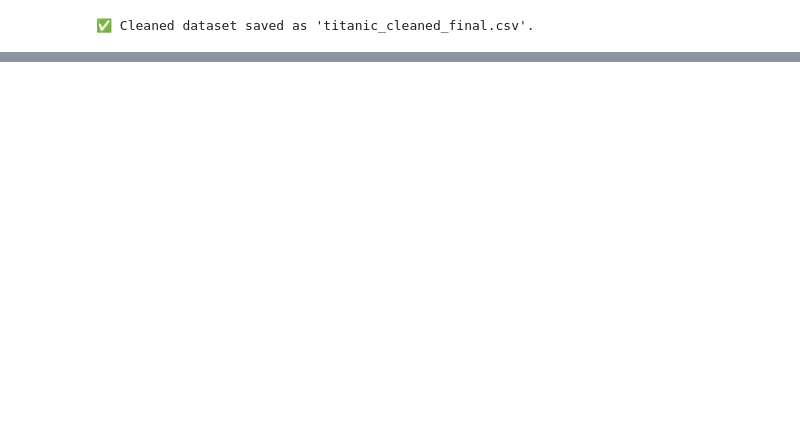
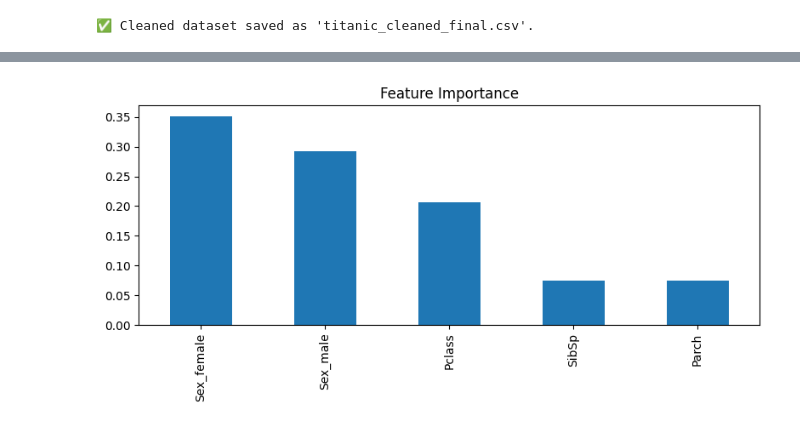
Before and after one commit to icyclestick/titanic, a Jupyter notebook: Data Cleaning.ipynb, the cells around one changed output, grey strips where cells are left out. Saved outputs shown, nothing was run; the diff lists cells and outputs as text; code cells hidden in the pictures; blank space fills up the shorter version.

Commit message:
train model+visual

```diff
--- a/Data Cleaning.ipynb
+++ b/Data Cleaning.ipynb
@@ -68,3 +68,7 @@ df.to_csv("titanic_cleaned_final.csv", index=False)
 print("✅ Cleaned dataset saved as 'titanic_cleaned_final.csv'.")
 # %% [output]
 ✅ Cleaned dataset saved as 'titanic_cleaned_final.csv'.
+# %%
+df = pd.read_csv("titanic_cleaned_final.csv")
+
+df.head(10)
@@ -70,0 +94,9 @@ print("✅ Cleaned dataset saved as 'titanic_cleaned_final.csv'.")
+# %%
+from sklearn.model_selection import train_test_split
+
+features = ["Pclass", "Sex", "SibSp", "Parch"]
+X = pd.get_dummies(df[features])
+y = df["Survived"]
+
+# Split data for validation (80% train, 20% validation)
+X_train, X_val, y_train, y_val = train_test_split(X, y, test_size=0.2, random_state=42)
@@ -70,0 +108,5 @@ print("✅ Cleaned dataset saved as 'titanic_cleaned_final.csv'.")
+# %%
+from sklearn.ensemble import RandomForestClassifier
+
+model = RandomForestClassifier(n_estimators=100, max_depth=5, random_state=1)
+model.fit(X_train, y_train)
@@ -70,0 +151,12 @@ print("✅ Cleaned dataset saved as 'titanic_cleaned_final.csv'.")
+# %%
+import matplotlib.pyplot as plt
+import pandas as pd
+
+feat_imp = pd.Series(model.feature_importances_, index=X.columns).sort_values(ascending=False)
+plt.figure(figsize=(8,4))
+feat_imp.plot(kind='bar')
+plt.title('Feature Importance')
+plt.tight_layout()
+plt.show()
+# %% [output]
+[figure, added]
```
Also changed, not shown: parts of 7 cells of this notebook.
